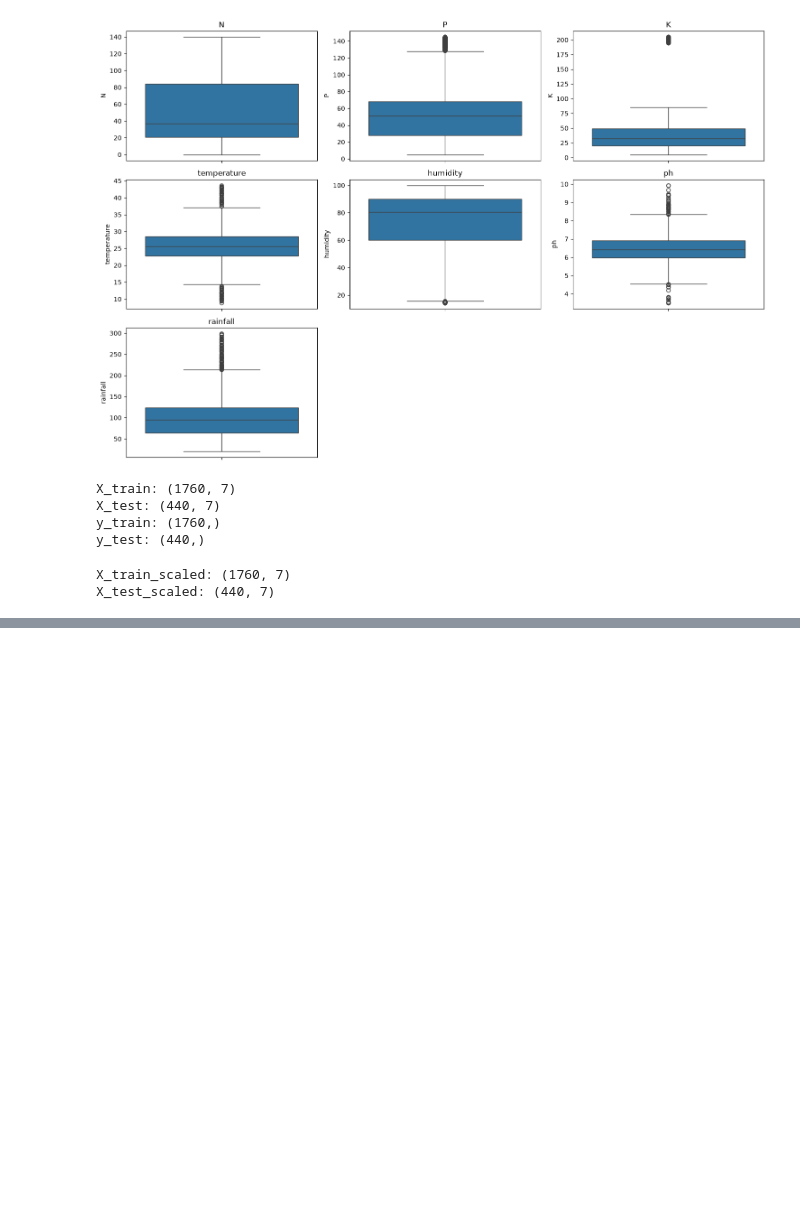
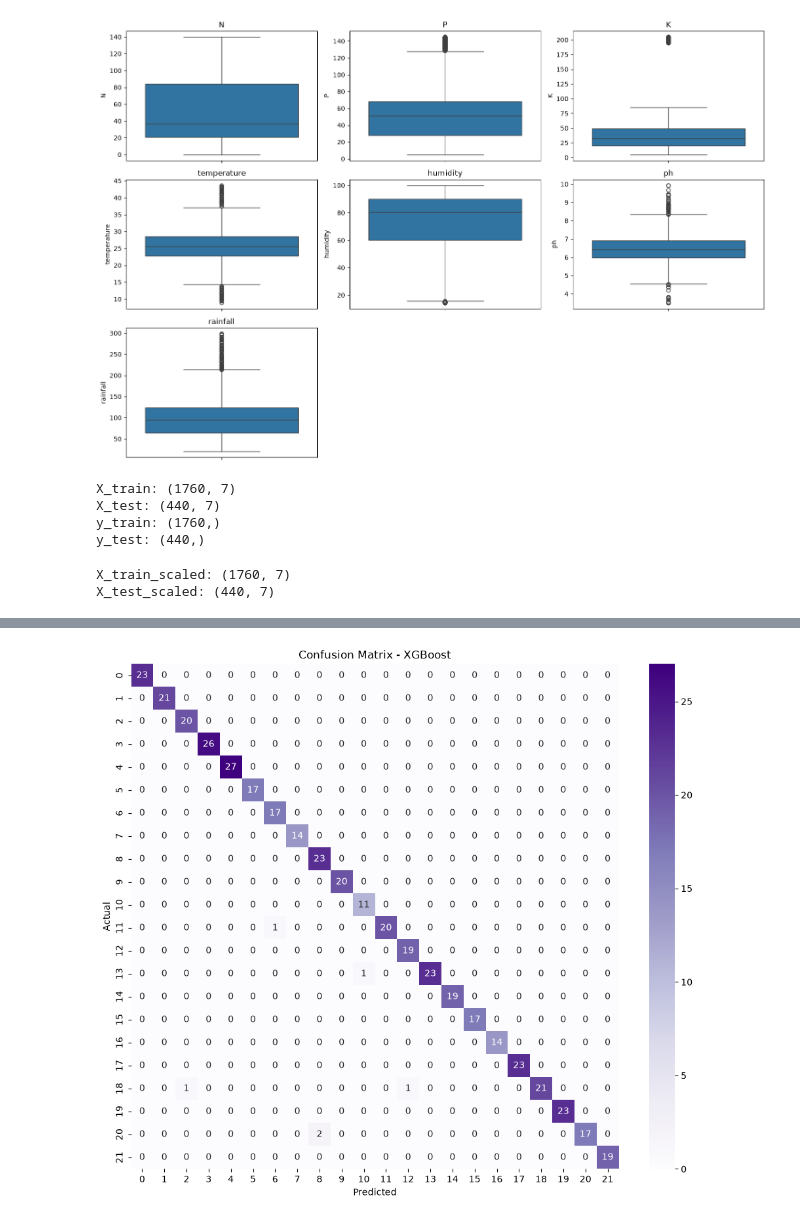
Before and after one commit to phoebetn31/Crop-Recommendation-Project, a Jupyter notebook: notebook/crop_prediction.ipynb, the cells around one changed output, grey strips where cells are left out. Saved outputs shown, nothing was run; the diff lists cells and outputs as text; code cells hidden in the pictures; blank space fills up the shorter version.

```diff
--- a/notebook/crop_prediction.ipynb
+++ b/notebook/crop_prediction.ipynb
@@ -186,0 +397,12 @@ X_test_scaled: (440, 7)
+# %%
+#ma trận confusion của XGBoost
+cm = confusion_matrix(y_test_enc, y_pred_xgb)
+
+plt.figure(figsize=(12,10))
+sns.heatmap(cm, annot=True, fmt='d', cmap='Purples')
+plt.title("Confusion Matrix - XGBoost")
+plt.xlabel("Predicted")
+plt.ylabel("Actual")
+plt.show()
+# %% [output]
+[figure, added]
```
Also changed, not shown: parts of 13 cells of this notebook.
